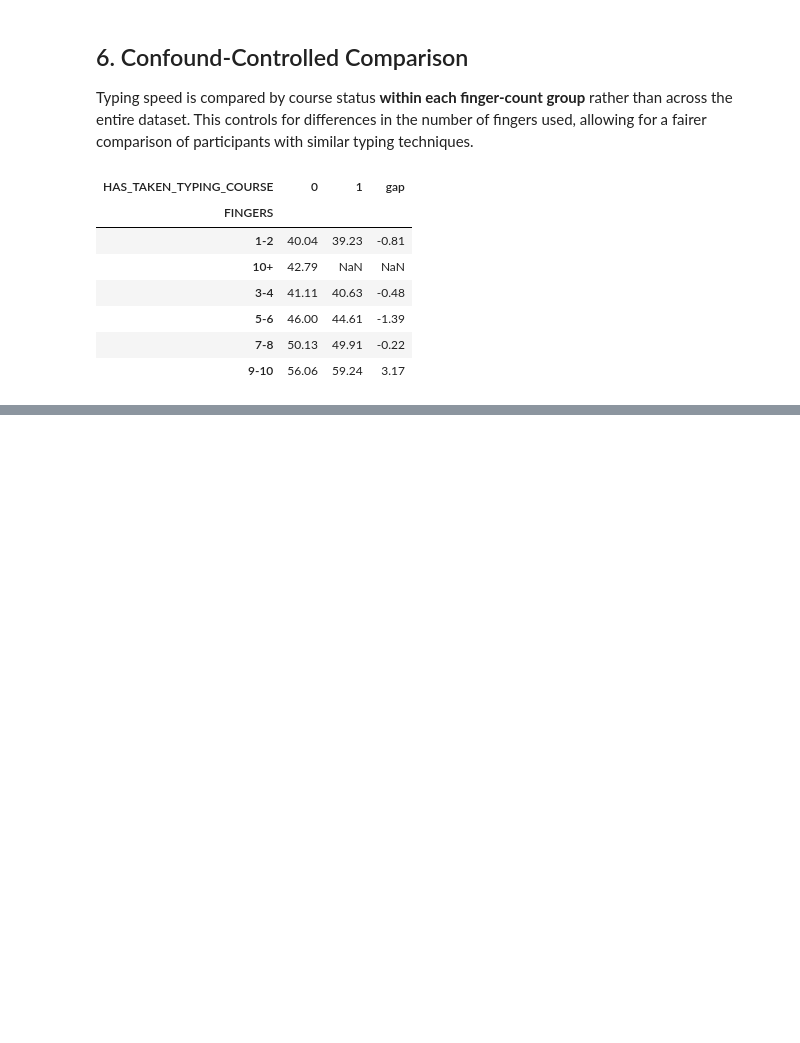
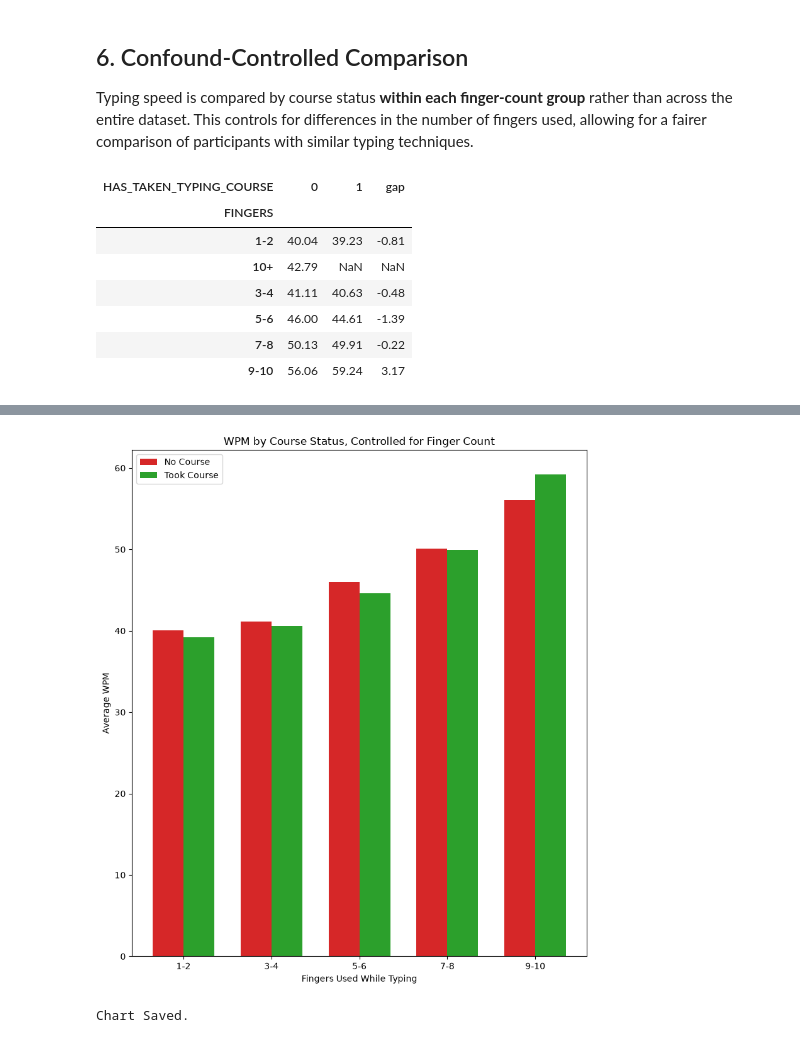
Before and after one commit to dakshita01/data-science-portfolio, a Jupyter notebook: 04-typing-speeds/notebook/typing_speeds.ipynb, the cells around one changed output, grey strips where cells are left out. Drawn from its saved outputs; the diff is of its cells as text; code cells hidden in the pictures; blank space fills up the shorter version.

```diff
--- a/04-typing-speeds/notebook/typing_speeds.ipynb
+++ b/04-typing-speeds/notebook/typing_speeds.ipynb
@@ -121,0 +158,26 @@ controlled_comparison.round(2)
+# %%
+chart_data = controlled_comparison.drop(columns='gap').dropna()
+finger_groups = chart_data.index.tolist()
+x = np.arange(len(finger_groups))
+width = 0.35
+
+fig, ax = plt.subplots(figsize=(8,9))
+ax.bar(x - width/2, chart_data[0], width, label='No Course', color='C3')
+ax.bar(x + width/2, chart_data[1], width, label='Took Course', color='C2')
+
+ax.set_xlabel("Fingers Used While Typing")
+ax.set_ylabel("Average WPM")
+ax.set_title("WPM by Course Status, Controlled for Finger Count")
+ax.set_xticks(x)
+ax.set_xticklabels(finger_groups)
+ax.legend()
+
+plt.tight_layout()
+
+plt.savefig('../images/plots/wpm_by_course_controlled_for_fingers.png', dpi=150, bbox_inches='tight')
+plt.show()
+
+print("Chart Saved.")
+# %% [output]
+[figure, added]
+Chart Saved.
```
Also changed, not shown: parts of 9 cells of this notebook.
